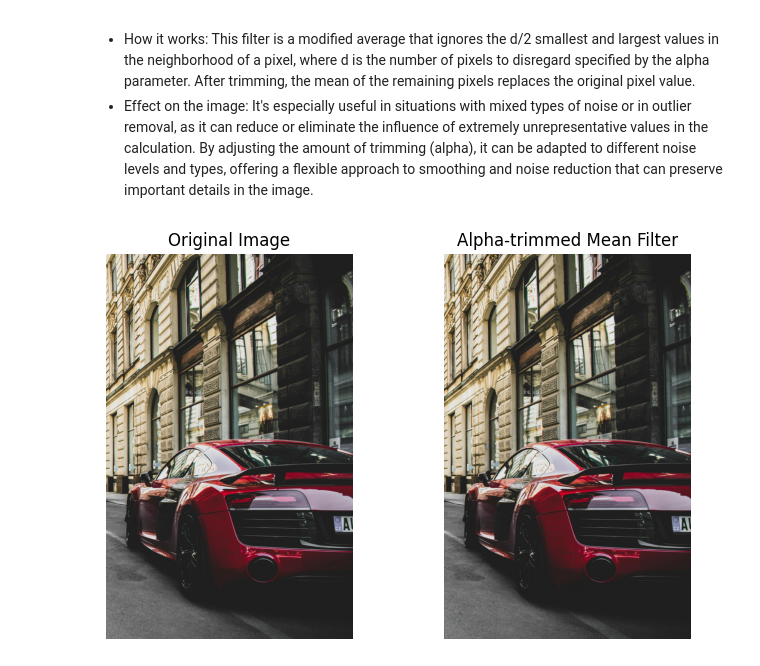
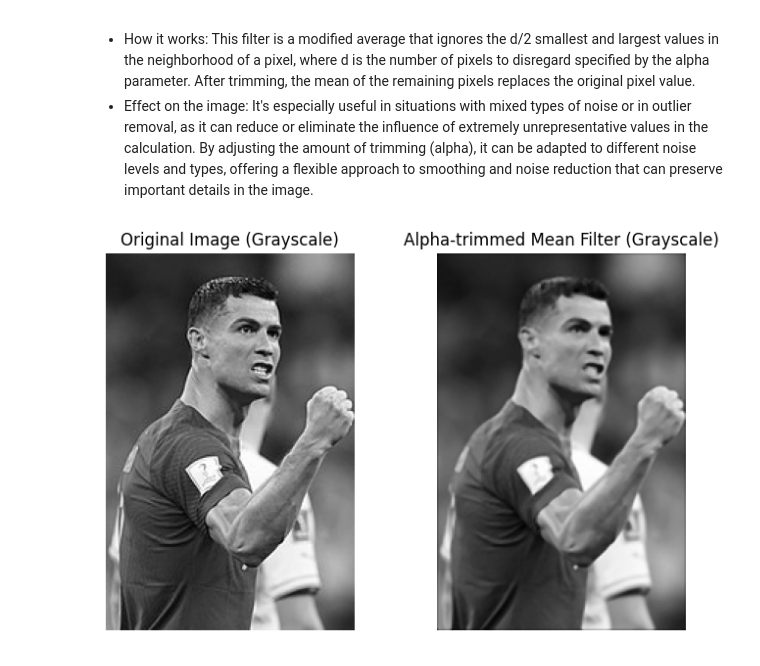
Before and after one commit to szm7/CV, a Jupyter notebook: CV_Lab6.ipynb, the cells around one changed output. Drawn from its saved outputs; the diff is of its cells as text; code cells hidden in the pictures.

```diff
--- a/CV_Lab6.ipynb
+++ b/CV_Lab6.ipynb
@@ -3,15 +1,12 @@
 # %%
 import numpy as np
 import matplotlib.pyplot as plt
-from skimage import io, util
+import cv2
 from scipy.ndimage import median_filter, maximum_filter, minimum_filter
-from skimage.filters.rank import mean_bilateral
-from skimage.morphology import disk
 
-image_path = '/content/pexels-may-dayua-1545743.jpg'
-image = io.imread(image_path)
+image_gray = cv2.imread('/content/9_1.jpg', 0)
 
-plt.imshow(image)
+plt.imshow(image_gray, cmap='gray')
 plt.title('Original Image')
 plt.axis('off')
 plt.show()
@@ -199,32 +190,31 @@ Purpose: Noise Reduction, particularly in environments with specific types of no
 # %%
 # for alpha-trimmed also no direct built in function is available
 
-def alpha_trimmed_mean_filter(image, kernel_size=3, alpha=2):
+def alpha_trimmed_mean_filter_grayscale(image, kernel_size=3, alpha=2):
     pad_size = kernel_size // 2
-    padded_image = np.pad(image, ((pad_size, pad_size), (pad_size, pad_size), (0, 0)), 'constant')
+    padded_image = np.pad(image, ((pad_size, pad_size), (pad_size, pad_size)), 'constant')
     output_image = np.zeros_like(image)
 
     for i in range(image.shape[0]):
         for j in range(image.shape[1]):
-            for k in range(image.shape[2]):
-                neighborhood = padded_image[i:i+kernel_size, j:j+kernel_size, k].flatten()
-                trimmed = np.sort(neighborhood)[alpha:-alpha]
-                output_image[i, j, k] = np.mean(trimmed)
+            neighborhood = padded_image[i:i+kernel_size, j:j+kernel_size].flatten()
+            trimmed = np.sort(neighborhood)[alpha:-alpha]
+            output_image[i, j] = np.mean(trimmed)
     return output_image
 
-alpha_trimmed_img = alpha_trimmed_mean_filter(image)
+alpha_trimmed_img_gray = alpha_trimmed_mean_filter_grayscale(image_gray)
 
 plt.figure(figsize=(8, 5))
 
 plt.subplot(1, 2, 1)
-plt.imshow(image)
-plt.title('Original Image')
+plt.imshow(image_gray, cmap='gray')
+plt.title('Original Image (Grayscale)')
 plt.axis('off')
 
 plt.subplot(1, 2, 2)
-plt.imshow(alpha_trimmed_img)
-plt.title('Alpha-trimmed Mean Filter')
+plt.imshow(alpha_trimmed_img_gray, cmap='gray')
+plt.title('Alpha-trimmed Mean Filter (Grayscale)')
 plt.axis('off')
 plt.show()
 # %% [output]
-[figure, old version]
+[figure, new version]
```
Also changed, not shown: parts of 9 cells of this notebook.
